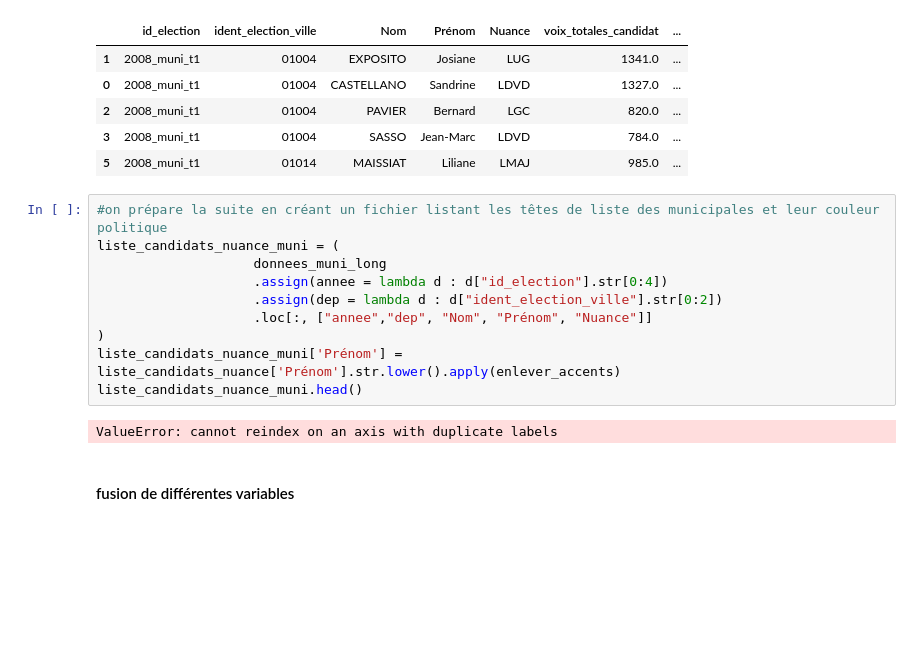
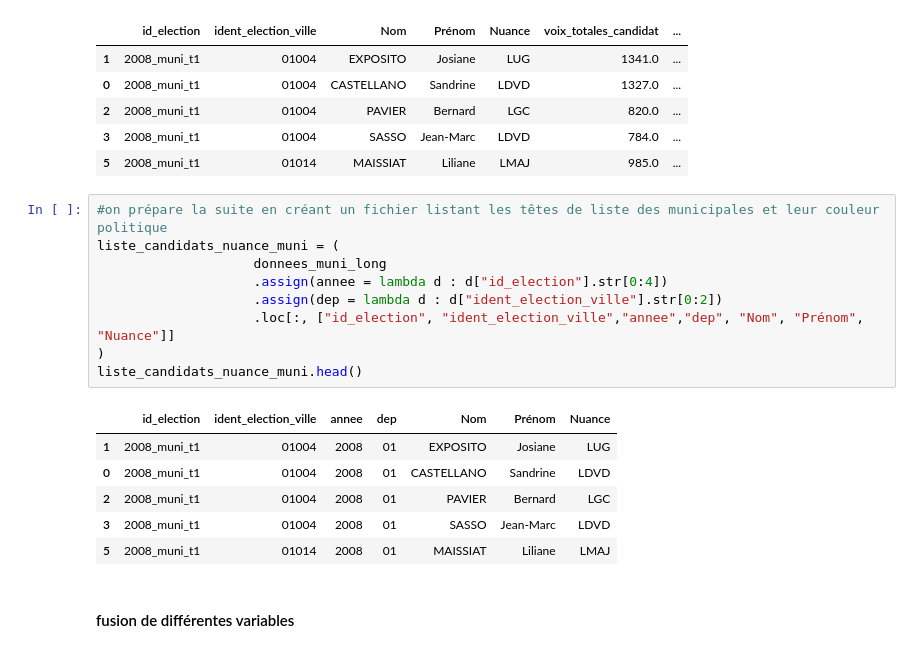
Before and after one commit to xdalp/projet3A, a Jupyter notebook: vote.ipynb, the cells around one changed output. Saved outputs shown, nothing was run; the diff lists cells and outputs as text; blank space fills up the shorter version.

```diff
--- a/vote.ipynb
+++ b/vote.ipynb
@@ -173,15 +173,19 @@ donnees_muni_long.head()
 # %%
 #on prépare la suite en créant un fichier listant les têtes de liste des municipales et leur couleur politique
 liste_candidats_nuance_muni = (
                     donnees_muni_long
                     .assign(annee = lambda d : d["id_election"].str[0:4])
                     .assign(dep = lambda d : d["ident_election_ville"].str[0:2])
-                    .loc[:, ["annee","dep", "Nom", "Prénom", "Nuance"]]
+                    .loc[:, ["id_election", "ident_election_ville","annee","dep", "Nom", "Prénom", "Nuance"]]
 )
-liste_candidats_nuance_muni['Prénom'] = liste_candidats_nuance['Prénom'].str.lower().apply(enlever_accents)
 liste_candidats_nuance_muni.head()
 # %% [output]
-ValueError: cannot reindex on an axis with duplicate labels
+|  | id_election | ident_election_ville | annee | dep | Nom | Prénom | Nuance |
+| 1 | 2008_muni_t1 | 01004 | 2008 | 01 | EXPOSITO | Josiane | LUG |
+| 0 | 2008_muni_t1 | 01004 | 2008 | 01 | CASTELLANO | Sandrine | LDVD |
+| 2 | 2008_muni_t1 | 01004 | 2008 | 01 | PAVIER | Bernard | LGC |
+| 3 | 2008_muni_t1 | 01004 | 2008 | 01 | SASSO | Jean-Marc | LDVD |
+| 5 | 2008_muni_t1 | 01014 | 2008 | 01 | MAISSIAT | Liliane | LMAJ |
 # %% [markdown]
 #### fusion de différentes variables
 # %%
```
Also changed, not shown: parts of 5 cells of this notebook.
